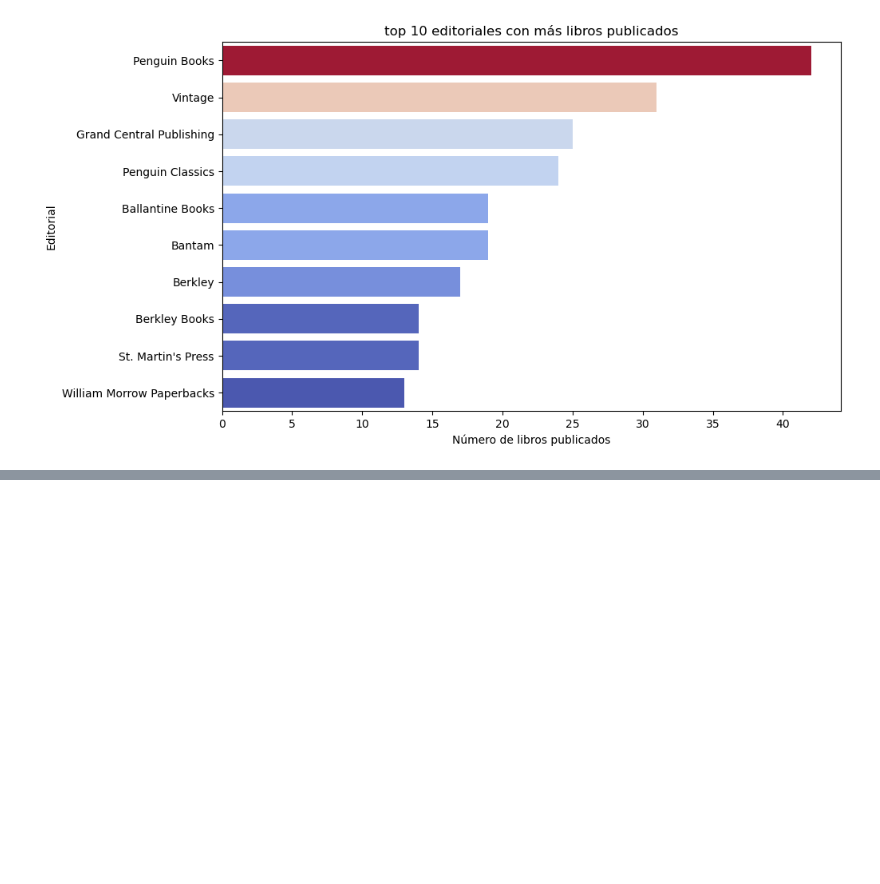
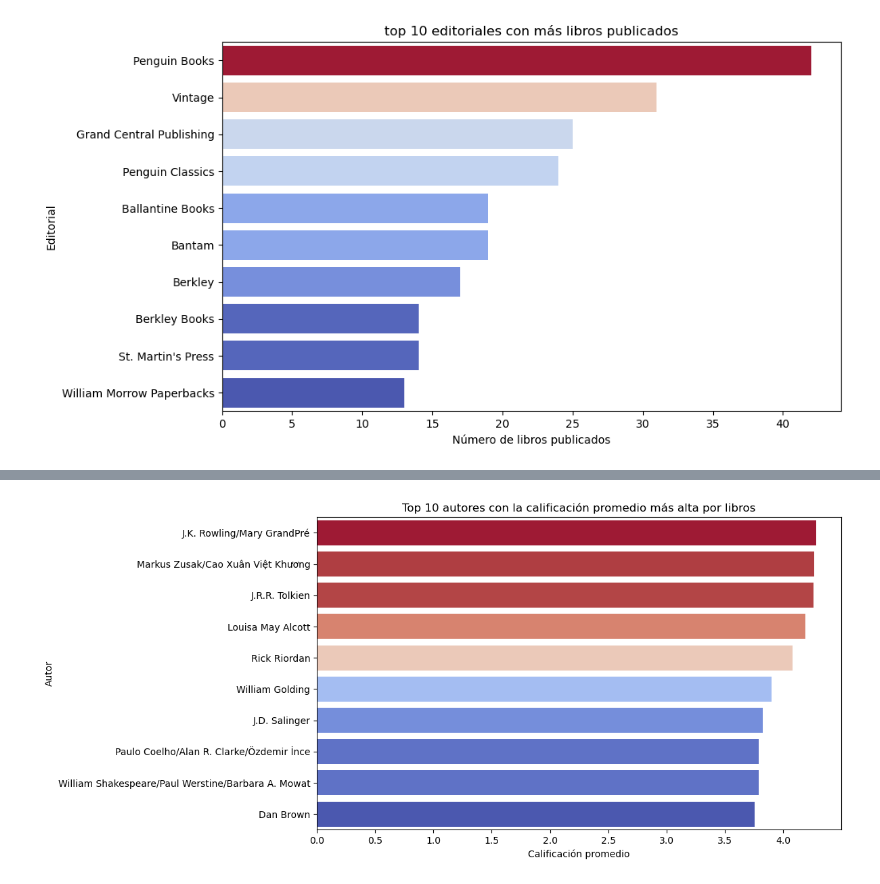
Before and after one commit to DavidRC-Ing/Project_Books_SQL, a Jupyter notebook: Project_Books.ipynb, the cells around one changed output, grey strips where cells are left out. Drawn from its saved outputs; the diff is of its cells as text; code cells hidden in the pictures; blank space fills up the shorter version.

```diff
--- a/Project_Books.ipynb
+++ b/Project_Books.ipynb
@@ -383,0 +417,15 @@ plt.show()
+# %%
+# Autores con la calificación promedio más alta por libros con mas de 50 calificaciones
+authors_avg_rating = get_data('''SELECT authors.author,
+                                        AVG(sub.avg_rating) AS author_avg_rating
+                              FROM (
+                                    SELECT books.book_id,books.author_id, AVG(ratings.rating) AS avg_rating
+                                    FROM books
+                                    JOIN ratings ON books.book_id= ratings.book_id
+                                    GROUP BY books.book_id, books.author_id
+                                    HAVING COUNT(ratings.rating)> 50) AS sub
+                              JOIN authors ON sub.author_id = authors.author_id
+                              GROUP BY authors.author;''')
+
+top10_authors=authors_avg_rating.sort_values(by='author_avg_rating', ascending=False).head(10).reset_index(drop=True)
+print(top10_authors)
@@ -383,0 +444,10 @@ plt.show()
+# %%
+# Grafico top 10 autores con la calificación promedio más alta por libros
+plt.figure(figsize=(10,6))
+sns.barplot(data=top10_authors, x='author_avg_rating', y='author', palette='coolwarm', hue='author_avg_rating', legend=False)
+plt.title('Top 10 autores con la calificación promedio más alta por libros')
+plt.xlabel('Calificación promedio')
+plt.ylabel('Autor')
+plt.show()
+# %% [output]
+[figure, added]
```
Also changed, not shown: parts of 28 cells of this notebook.
